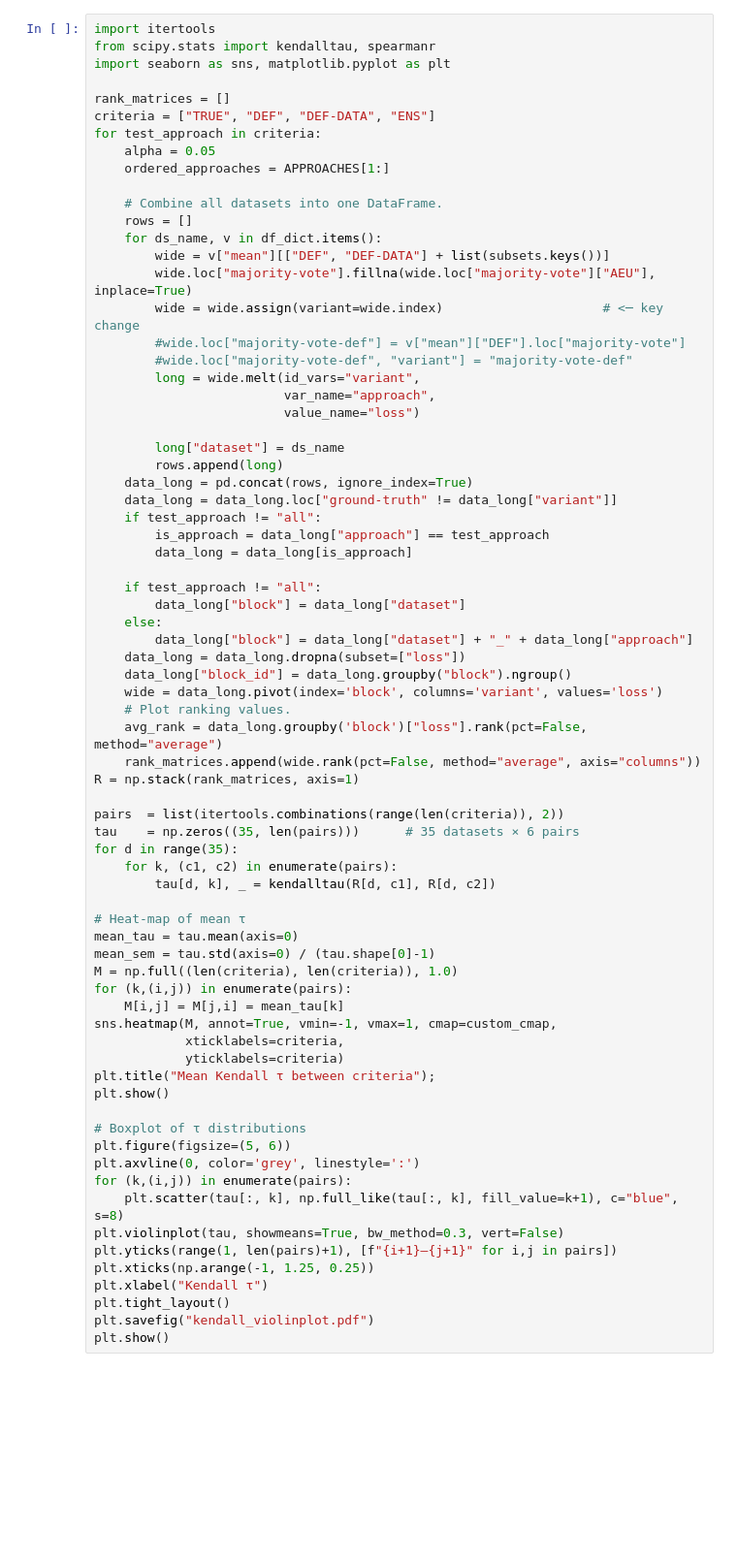
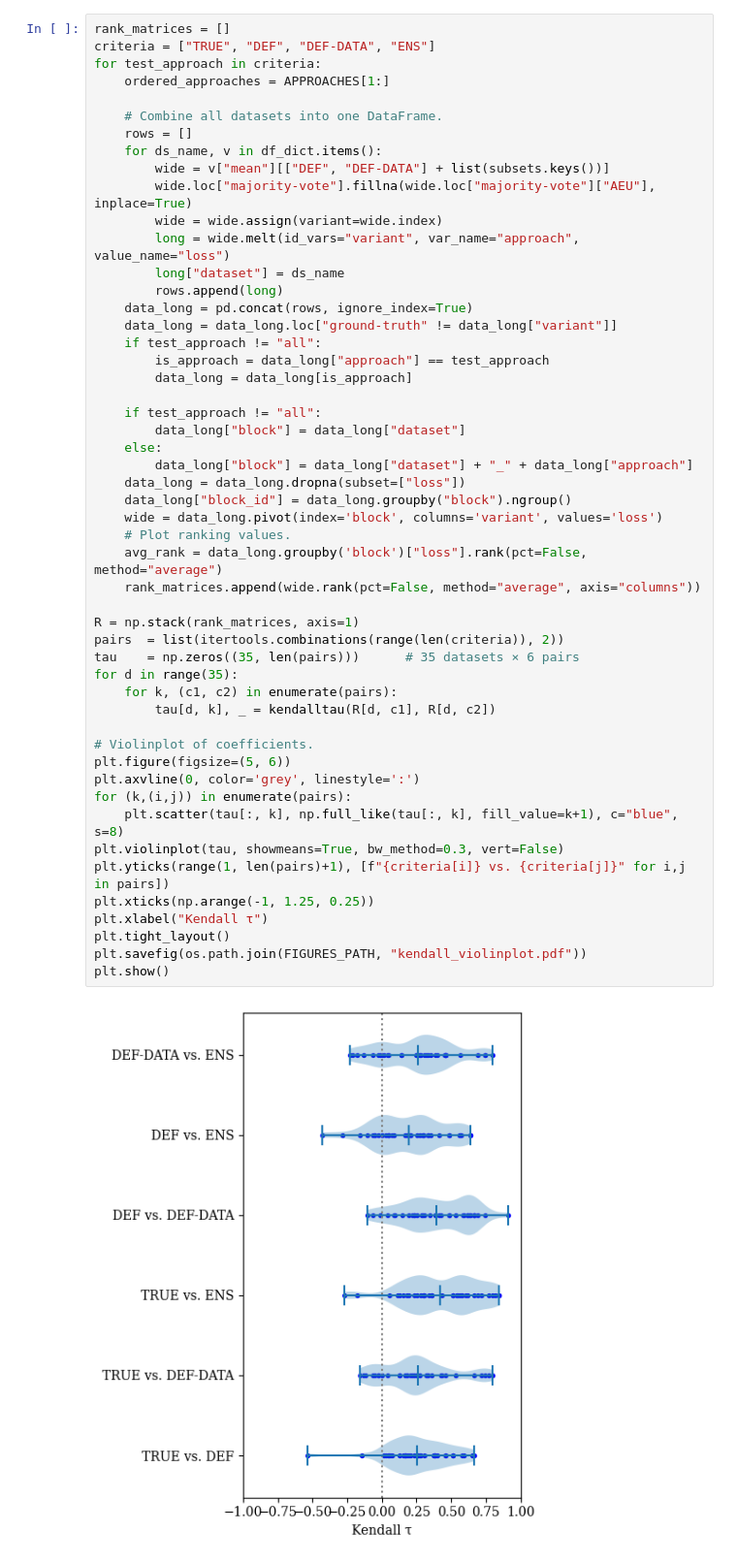
Before and after one commit to glhr/multi-annotator-machine-learning, a Jupyter notebook: empirical_evaluation/jupyter_notebooks/analyze_results.ipynb, the cells around one changed output. Shown at 97% size. Cells and saved outputs as stored; diff of their text form; blank space fills up the shorter version.

```diff
--- a/empirical_evaluation/jupyter_notebooks/analyze_results.ipynb
+++ b/empirical_evaluation/jupyter_notebooks/analyze_results.ipynb
@@ -1038,12 +835,7 @@ print(gains[ordered_approaches].sem(axis=0).round(2))
 # %%
-import itertools
-from scipy.stats import kendalltau, spearmanr
-import seaborn as sns, matplotlib.pyplot as plt
-
 rank_matrices = []
 criteria = ["TRUE", "DEF", "DEF-DATA", "ENS"]
 for test_approach in criteria:
-    alpha = 0.05
     ordered_approaches = APPROACHES[1:]
 
     # Combine all datasets into one DataFrame.
@@ -1051,13 +843,8 @@ for test_approach in criteria:
     for ds_name, v in df_dict.items():
         wide = v["mean"][["DEF", "DEF-DATA"] + list(subsets.keys())]
         wide.loc["majority-vote"].fillna(wide.loc["majority-vote"]["AEU"], inplace=True)
-        wide = wide.assign(variant=wide.index)                     # <─ key change
-        #wide.loc["majority-vote-def"] = v["mean"]["DEF"].loc["majority-vote"]
-        #wide.loc["majority-vote-def", "variant"] = "majority-vote-def"
-        long = wide.melt(id_vars="variant",
-                         var_name="approach",
-                         value_name="loss")
-
+        wide = wide.assign(variant=wide.index)
+        long = wide.melt(id_vars="variant", var_name="approach",  value_name="loss")
         long["dataset"] = ds_name
         rows.append(long)
     data_long = pd.concat(rows, ignore_index=True)
@@ -1065,46 +852,36 @@ for test_approach in criteria:
     if test_approach != "all":
         is_approach = data_long["approach"] == test_approach
         data_long = data_long[is_approach]
 
     if test_approach != "all":
         data_long["block"] = data_long["dataset"]
     else:
         data_long["block"] = data_long["dataset"] + "_" + data_long["approach"]
     data_long = data_long.dropna(subset=["loss"])
     data_long["block_id"] = data_long.groupby("block").ngroup()
     wide = data_long.pivot(index='block', columns='variant', values='loss')
     # Plot ranking values.
     avg_rank = data_long.groupby('block')["loss"].rank(pct=False, method="average")
     rank_matrices.append(wide.rank(pct=False, method="average", axis="columns"))
+
 R = np.stack(rank_matrices, axis=1)
-
 pairs  = list(itertools.combinations(range(len(criteria)), 2))
 tau    = np.zeros((35, len(pairs)))      # 35 datasets × 6 pairs
 for d in range(35):
     for k, (c1, c2) in enumerate(pairs):
         tau[d, k], _ = kendalltau(R[d, c1], R[d, c2])
 
-# Heat-map of mean τ
-mean_tau = tau.mean(axis=0)
-mean_sem = tau.std(axis=0) / (tau.shape[0]-1)
-M = np.full((len(criteria), len(criteria)), 1.0)
-for (k,(i,j)) in enumerate(pairs):
-    M[i,j] = M[j,i] = mean_tau[k]
-sns.heatmap(M, annot=True, vmin=-1, vmax=1, cmap=custom_cmap,
-            xticklabels=criteria,
-            yticklabels=criteria)
-plt.title("Mean Kendall τ between criteria");
-plt.show()
-
-# Boxplot of τ distributions
+# Violinplot of coefficients.
 plt.figure(figsize=(5, 6))
 plt.axvline(0, color='grey', linestyle=':')
 for (k,(i,j)) in enumerate(pairs):
     plt.scatter(tau[:, k], np.full_like(tau[:, k], fill_value=k+1), c="blue", s=8)
 plt.violinplot(tau, showmeans=True, bw_method=0.3, vert=False)
-plt.yticks(range(1, len(pairs)+1), [f"{i+1}–{j+1}" for i,j in pairs])
+plt.yticks(range(1, len(pairs)+1), [f"{criteria[i]} vs. {criteria[j]}" for i,j in pairs])
 plt.xticks(np.arange(-1, 1.25, 0.25))
 plt.xlabel("Kendall τ")
 plt.tight_layout()
-plt.savefig("kendall_violinplot.pdf")
+plt.savefig(os.path.join(FIGURES_PATH, "kendall_violinplot.pdf"))
 plt.show()
+# %% [output]
+[figure, added]
```
Also changed, not shown: parts of 28 cells of this notebook, 1 other file.
